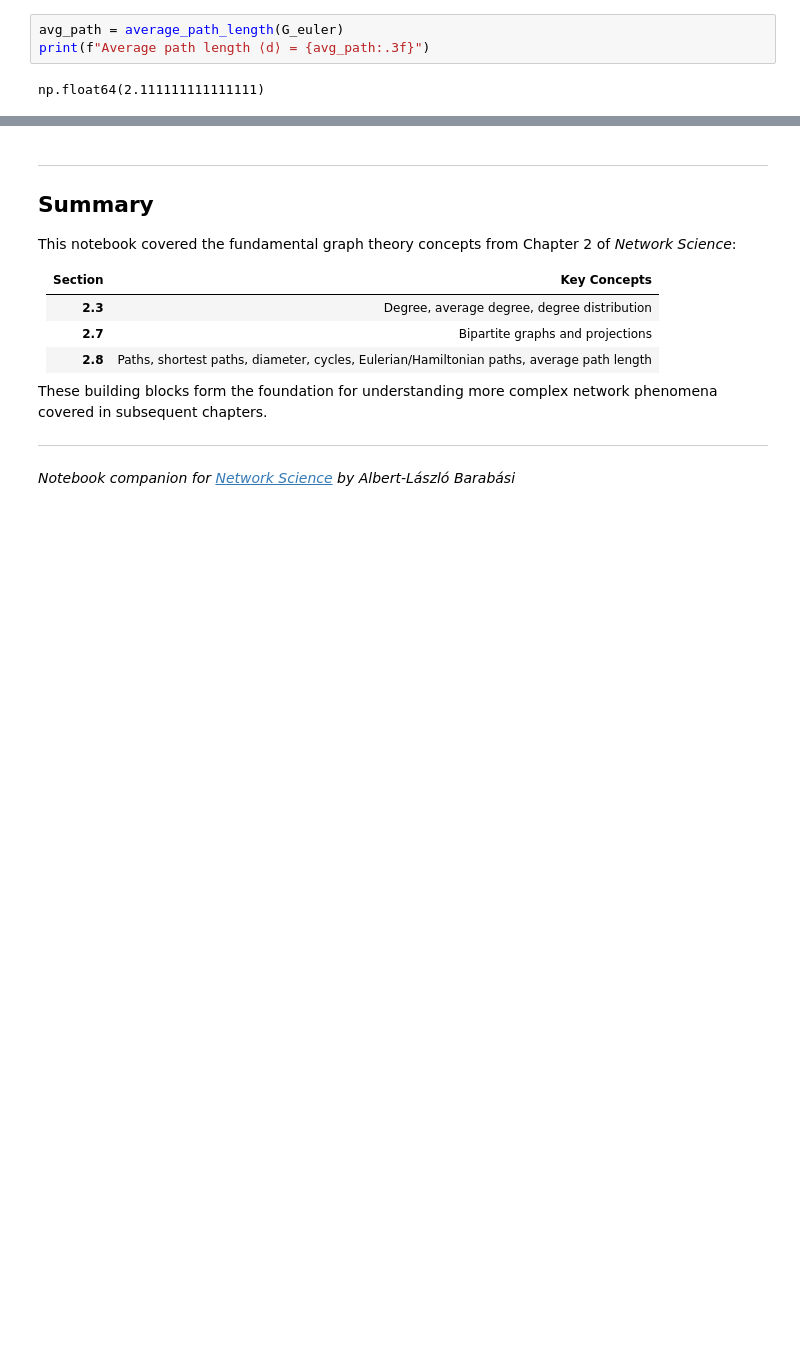
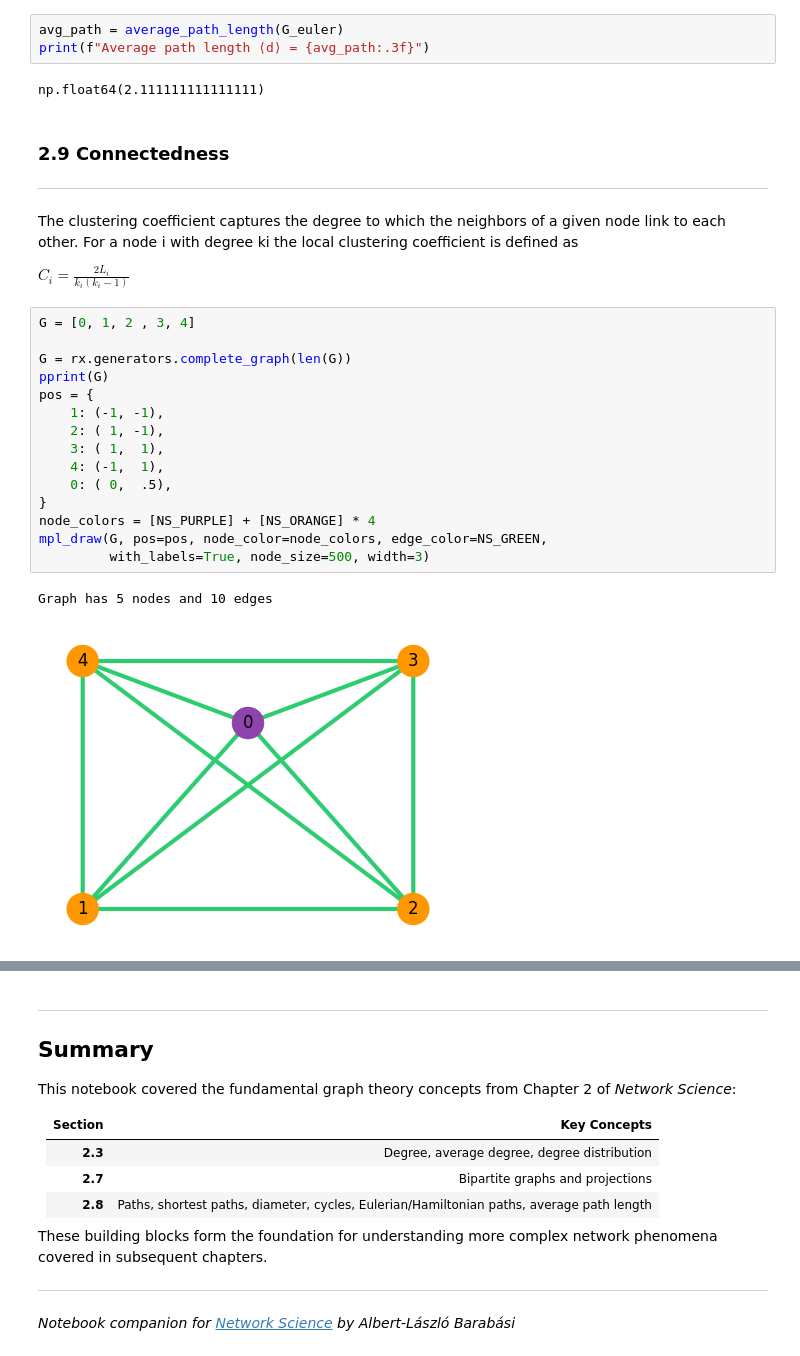
Before and after one commit to grogs84/networkscience, a Jupyter notebook: wip/rChapter2_clean.ipynb, the cells around one changed output, grey strips where cells are left out. Cells and saved outputs as stored; diff of their text form; blank space fills up the shorter version.

```diff
--- a/rChapter2_clean.ipynb
+++ b/wip/rChapter2_clean.ipynb
@@ -535,3 +673,28 @@ avg_path = average_path_length(G_euler)
 print(f"Average path length ⟨d⟩ = {avg_path:.3f}")
 # %% [output]
 np.float64(2.111111111111111)
+# %% [markdown]
+### 2.9 Connectedness
+-----------------------------------------------------------
+# %% [markdown]
+The clustering coefficient captures the degree to which the neighbors of a given node link to each other. For a node i with degree ki the local clustering coefficient is defined as
+
+$ C_i = \frac{2 L_i}{k_i (k_i - 1)} $
+# %%
+G = [0, 1, 2 , 3, 4]
+
+G = rx.generators.complete_graph(len(G))
+pprint(G)
+pos = {
+    1: (-1, -1),
+    2: ( 1, -1),
+    3: ( 1,  1),
+    4: (-1,  1),
+    0: ( 0,  .5),
+}
+node_colors = [NS_PURPLE] + [NS_ORANGE] * 4
+mpl_draw(G, pos=pos, node_color=node_colors, edge_color=NS_GREEN,
+         with_labels=True, node_size=500, width=3)
+# %% [output]
+Graph has 5 nodes and 10 edges
+[figure, added]
```
Also changed, not shown: parts of 30 cells of this notebook, 7 other files.
